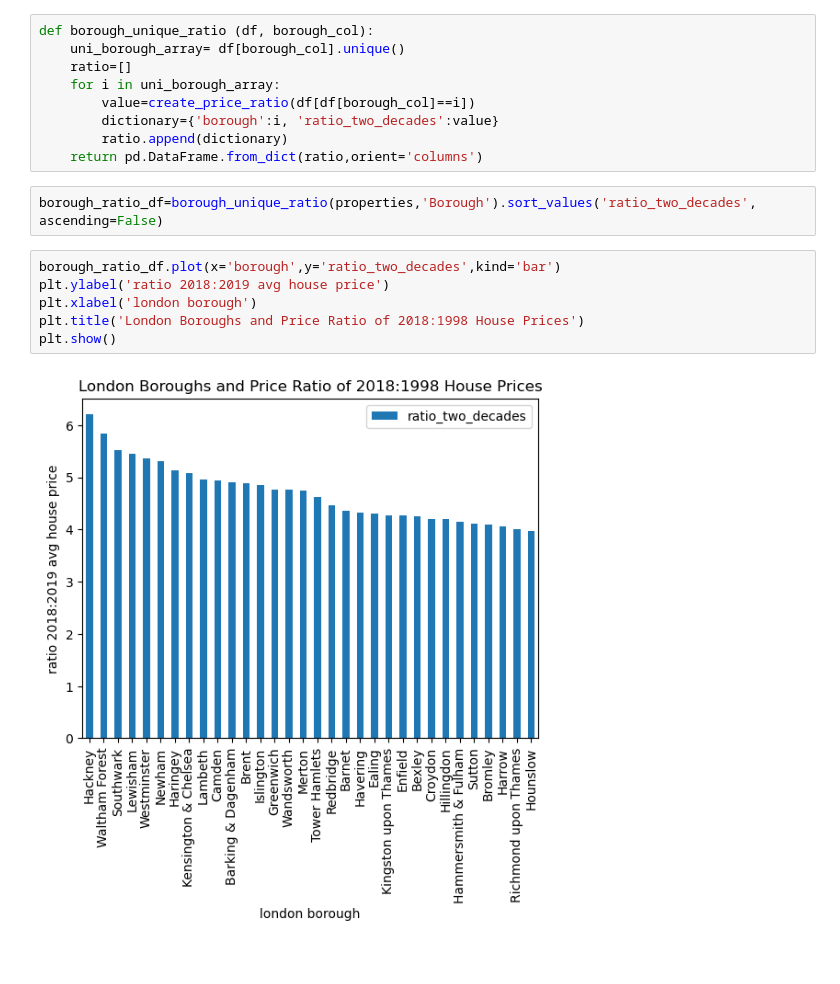
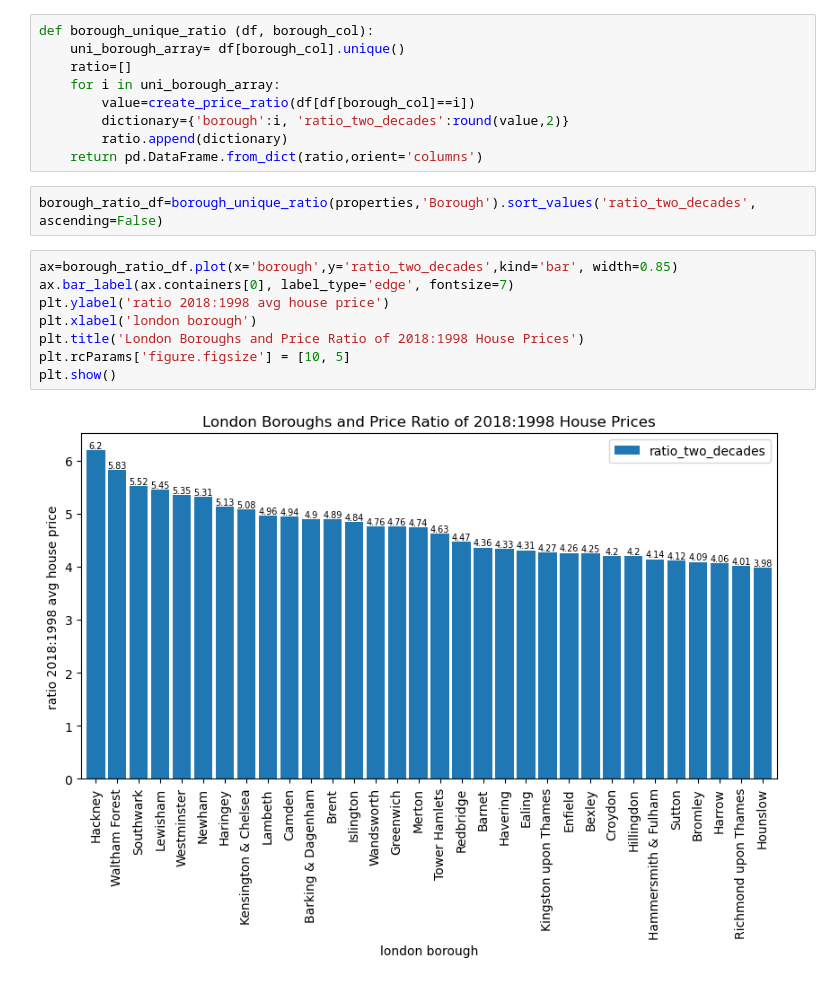
Before and after one commit to cathilo/ds, a Jupyter notebook: Unit_4_Challenge.ipynb, the cells around one changed output. Cells and saved outputs as stored; diff of their text form; blank space fills up the shorter version.

```diff
--- a/Unit_4_Challenge.ipynb
+++ b/Unit_4_Challenge.ipynb
@@ -245,16 +245,18 @@ def borough_unique_ratio (df, borough_col):
     ratio=[]
     for i in uni_borough_array:
         value=create_price_ratio(df[df[borough_col]==i])
-        dictionary={'borough':i, 'ratio_two_decades':value}
+        dictionary={'borough':i, 'ratio_two_decades':round(value,2)}
         ratio.append(dictionary)
     return pd.DataFrame.from_dict(ratio,orient='columns')
 # %%
 borough_ratio_df=borough_unique_ratio(properties,'Borough').sort_values('ratio_two_decades', ascending=False)
 # %%
-borough_ratio_df.plot(x='borough',y='ratio_two_decades',kind='bar')
-plt.ylabel('ratio 2018:2019 avg house price')
+ax=borough_ratio_df.plot(x='borough',y='ratio_two_decades',kind='bar', width=0.85)
+ax.bar_label(ax.containers[0], label_type='edge', fontsize=7)
+plt.ylabel('ratio 2018:1998 avg house price')
 plt.xlabel('london borough')
 plt.title('London Boroughs and Price Ratio of 2018:1998 House Prices')
+plt.rcParams['figure.figsize'] = [10, 5]
 plt.show()
 # %% [output]
-[figure, old version]
+[figure, new version]
```
